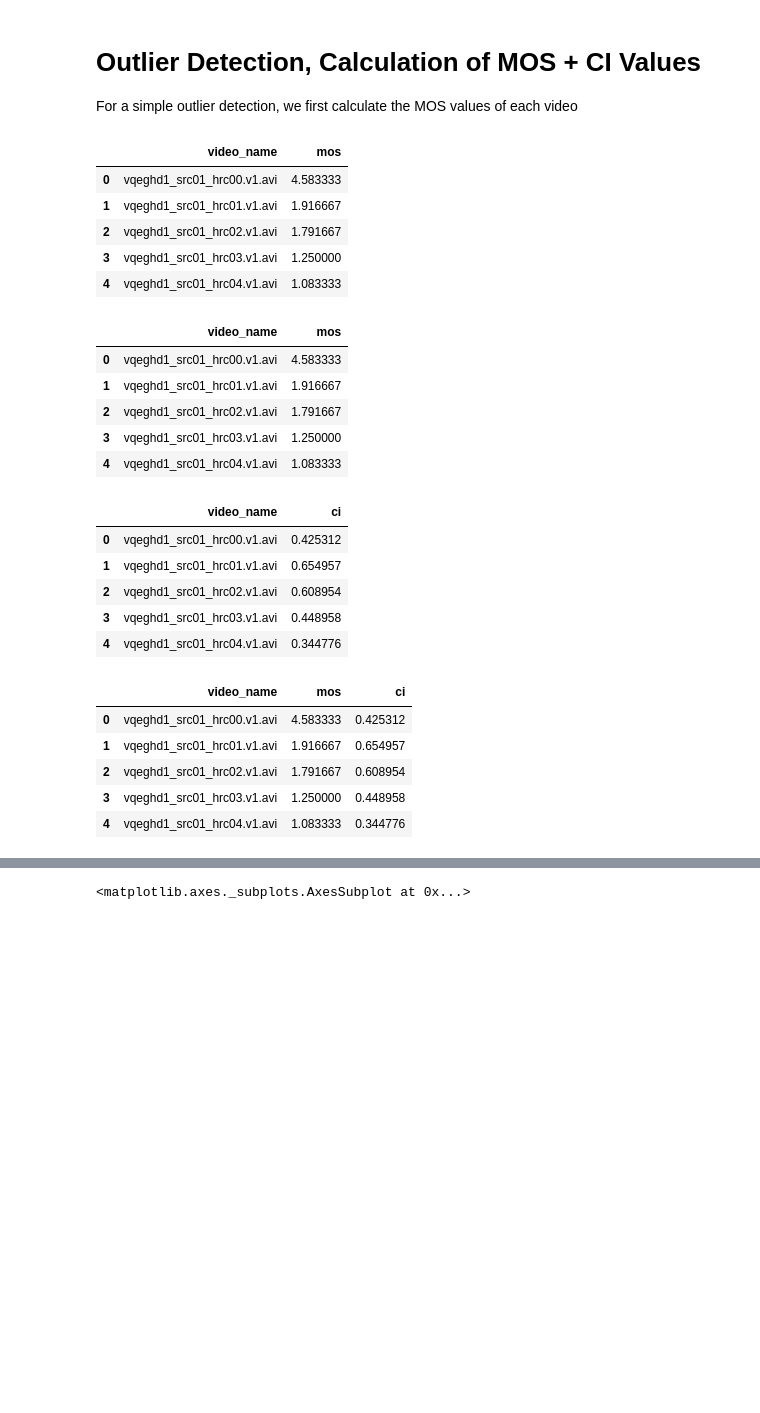
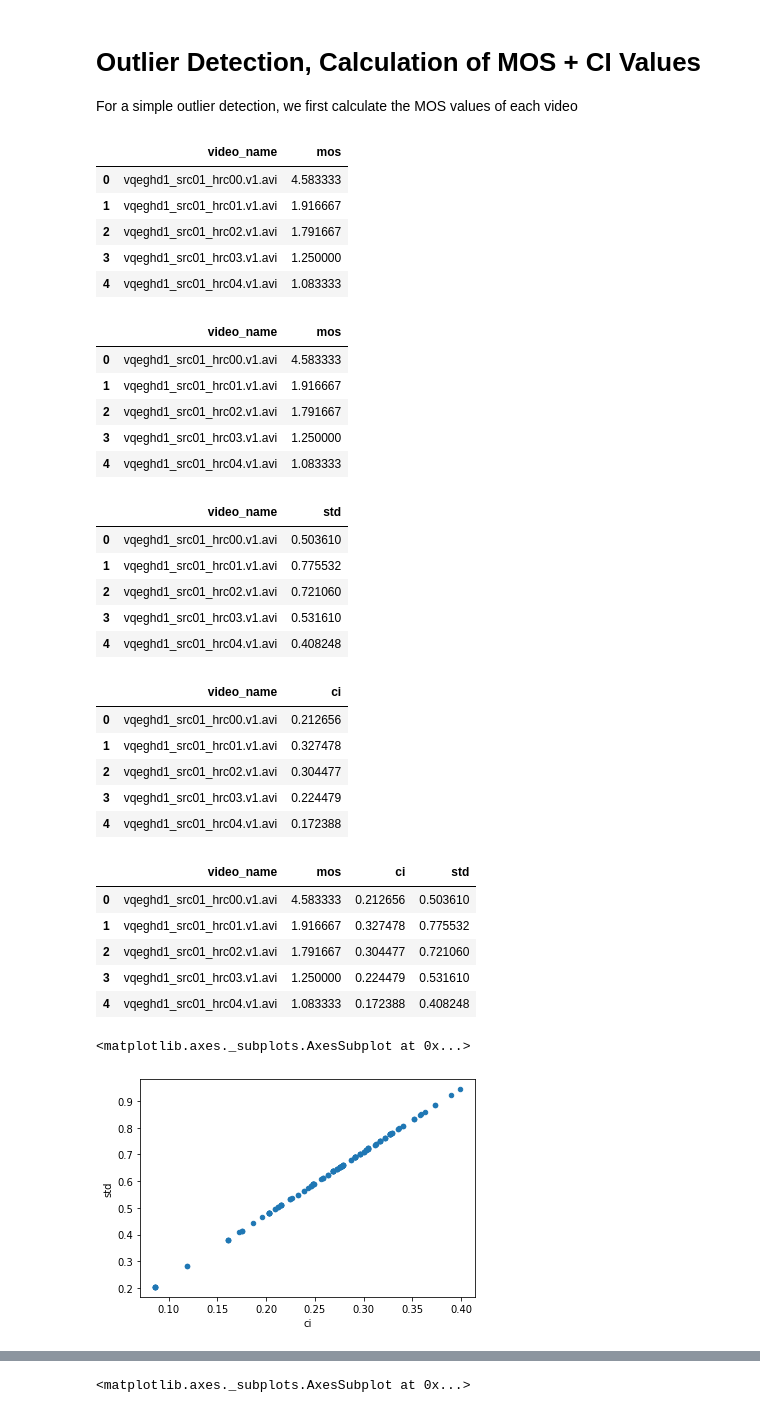
Before and after one commit to Telecommunication-Telemedia-Assessment/avrateNG, a Jupyter notebook: analysis/example_analysis.ipynb, the cells around one changed output, grey strips where cells are left out. Cells and saved outputs as stored; diff of their text form; code cells hidden in the pictures; blank space fills up the shorter version.

```diff
--- a/analysis/example_analysis.ipynb
+++ b/analysis/example_analysis.ipynb
@@ -78,12 +78,12 @@ mos_per_videoname = mos_per_videoname.rename(columns={"rating": "mos"})
 d(mos_per_videoname.head())
 
 d_wo = pd.DataFrame()
-# simple outlier "detection", better use the ITU-Rec XYZ
+# simple outlier "detection", based on ITU-T Rec. P.913 (Annex A)
 for userid, group in df.groupby(by="user_ID"):
     comp = pd.merge(group, mos_per_videoname, left_on="video_name", right_on="video_name")
     # calc correlation
     correlation_user_to_mos = comp[["rating", "mos"]].corr(method="pearson")["mos"][0]
-    if correlation_user_to_mos < 0.8:
+    if correlation_user_to_mos < 0.8: # in the recommendatjon also 0.75 is used
         print(f"outlier user {userid}")
     else:
         d_wo = d_wo.append(group, ignore_index=True)
@@ -96,47 +96,66 @@ mos_per_videoname = mos_per_videoname.rename(columns={"rating": "mos"})
 d(mos_per_videoname.head())
 
 # calculate ci values
 import scipy.stats as st
 
 def confidence(x):
     x = x["rating"]
+    # estimate the confidence interval # To be checked
     y = st.t.interval(0.95, len(x) - 1, loc=np.mean(x), scale=st.sem(x))
-    return  y[1] - y[0]
+    return  (y[1] - y[0]) / 2
 
 
 ci = d_wo[["video_name", "rating"]].groupby(by="video_name").apply(confidence).reset_index()
 ci = ci.rename(columns={0: "ci"})
 
+std = d_wo[["video_name", "rating"]].groupby(by="video_name").apply(lambda x: x["rating"].std()).reset_index()
+std = std.rename(columns={0: "std"})
+
+d(std.head())
+
 d(ci.head())
 
 mos_ci_per_videoname = pd.merge(mos_per_videoname, ci, left_on="video_name", right_on="video_name")
+mos_ci_std_per_videoname = pd.merge(mos_ci_per_videoname, std, left_on="video_name", right_on="video_name")
 
-d(mos_ci_per_videoname.head())
+d(mos_ci_std_per_videoname.head())
+
+# compare ci and std:
+
+mos_ci_std_per_videoname.plot(x="ci", y="std", kind="scatter")
 # %% [output]
 |  | video_name | mos |
 | 0 | vqeghd1_src01_hrc00.v1.avi | 4.583333 |
 | 1 | vqeghd1_src01_hrc01.v1.avi | 1.916667 |
 | 2 | vqeghd1_src01_hrc02.v1.avi | 1.791667 |
 | 3 | vqeghd1_src01_hrc03.v1.avi | 1.250000 |
 | 4 | vqeghd1_src01_hrc04.v1.avi | 1.083333 |
 |  | video_name | mos |
 | 0 | vqeghd1_src01_hrc00.v1.avi | 4.583333 |
 | 1 | vqeghd1_src01_hrc01.v1.avi | 1.916667 |
 | 2 | vqeghd1_src01_hrc02.v1.avi | 1.791667 |
 | 3 | vqeghd1_src01_hrc03.v1.avi | 1.250000 |
 | 4 | vqeghd1_src01_hrc04.v1.avi | 1.083333 |
-|  | video_name | ci |
-| 0 | vqeghd1_src01_hrc00.v1.avi | 0.425312 |
-| 1 | vqeghd1_src01_hrc01.v1.avi | 0.654957 |
-| 2 | vqeghd1_src01_hrc02.v1.avi | 0.608954 |
-| 3 | vqeghd1_src01_hrc03.v1.avi | 0.448958 |
-| 4 | vqeghd1_src01_hrc04.v1.avi | 0.344776 |
+|  | video_name | std |
+| 0 | vqeghd1_src01_hrc00.v1.avi | 0.503610 |
+| 1 | vqeghd1_src01_hrc01.v1.avi | 0.775532 |
+| 2 | vqeghd1_src01_hrc02.v1.avi | 0.721060 |
+| 3 | vqeghd1_src01_hrc03.v1.avi | 0.531610 |
+| 4 | vqeghd1_src01_hrc04.v1.avi | 0.408248 |
-|  | video_name | mos | ci |
-| 0 | vqeghd1_src01_hrc00.v1.avi | 4.583333 | 0.425312 |
-| 1 | vqeghd1_src01_hrc01.v1.avi | 1.916667 | 0.654957 |
-| 2 | vqeghd1_src01_hrc02.v1.avi | 1.791667 | 0.608954 |
-| 3 | vqeghd1_src01_hrc03.v1.avi | 1.250000 | 0.448958 |
-| 4 | vqeghd1_src01_hrc04.v1.avi | 1.083333 | 0.344776 |
+|  | video_name | ci |
+| 0 | vqeghd1_src01_hrc00.v1.avi | 0.212656 |
+| 1 | vqeghd1_src01_hrc01.v1.avi | 0.327478 |
+| 2 | vqeghd1_src01_hrc02.v1.avi | 0.304477 |
+| 3 | vqeghd1_src01_hrc03.v1.avi | 0.224479 |
+| 4 | vqeghd1_src01_hrc04.v1.avi | 0.172388 |
+|  | video_name | mos | ci | std |
+| 0 | vqeghd1_src01_hrc00.v1.avi | 4.583333 | 0.212656 | 0.503610 |
+| 1 | vqeghd1_src01_hrc01.v1.avi | 1.916667 | 0.327478 | 0.775532 |
+| 2 | vqeghd1_src01_hrc02.v1.avi | 1.791667 | 0.304477 | 0.721060 |
+| 3 | vqeghd1_src01_hrc03.v1.avi | 1.250000 | 0.224479 | 0.531610 |
+| 4 | vqeghd1_src01_hrc04.v1.avi | 1.083333 | 0.172388 | 0.408248 |
+<matplotlib.axes._subplots.AxesSubplot at 0x...>
+[figure, added]
 # %%
 import seaborn as sns
 
```
Also changed, not shown: parts of 4 cells of this notebook.
